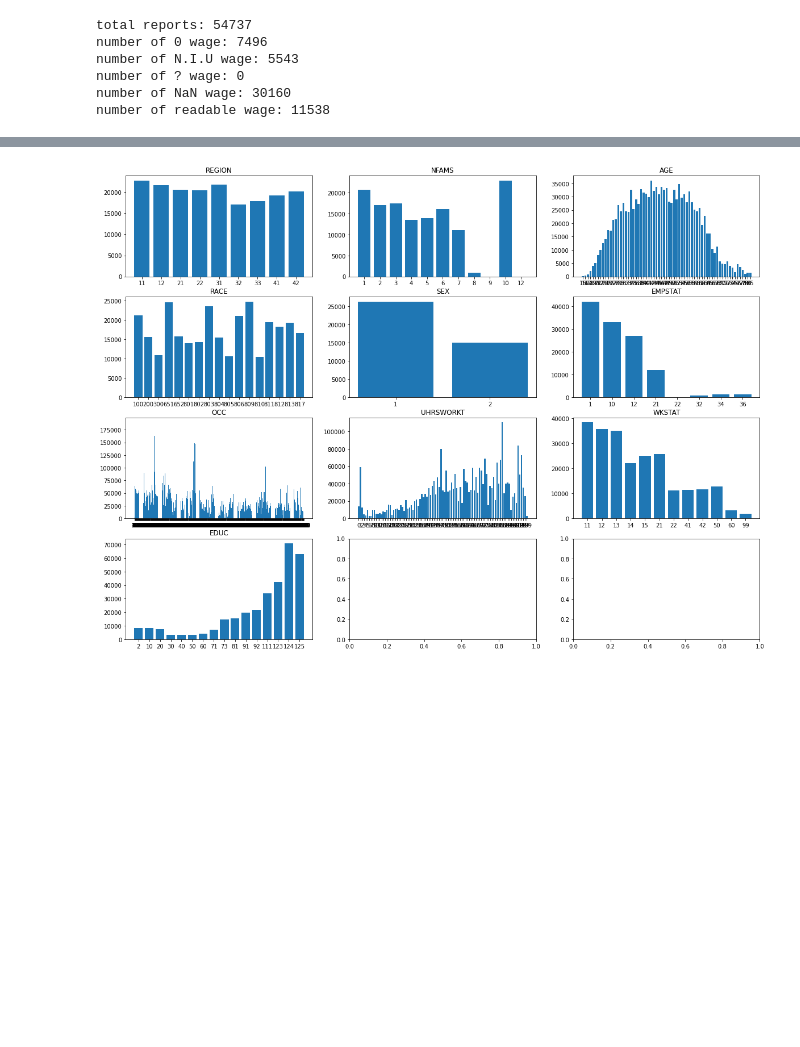
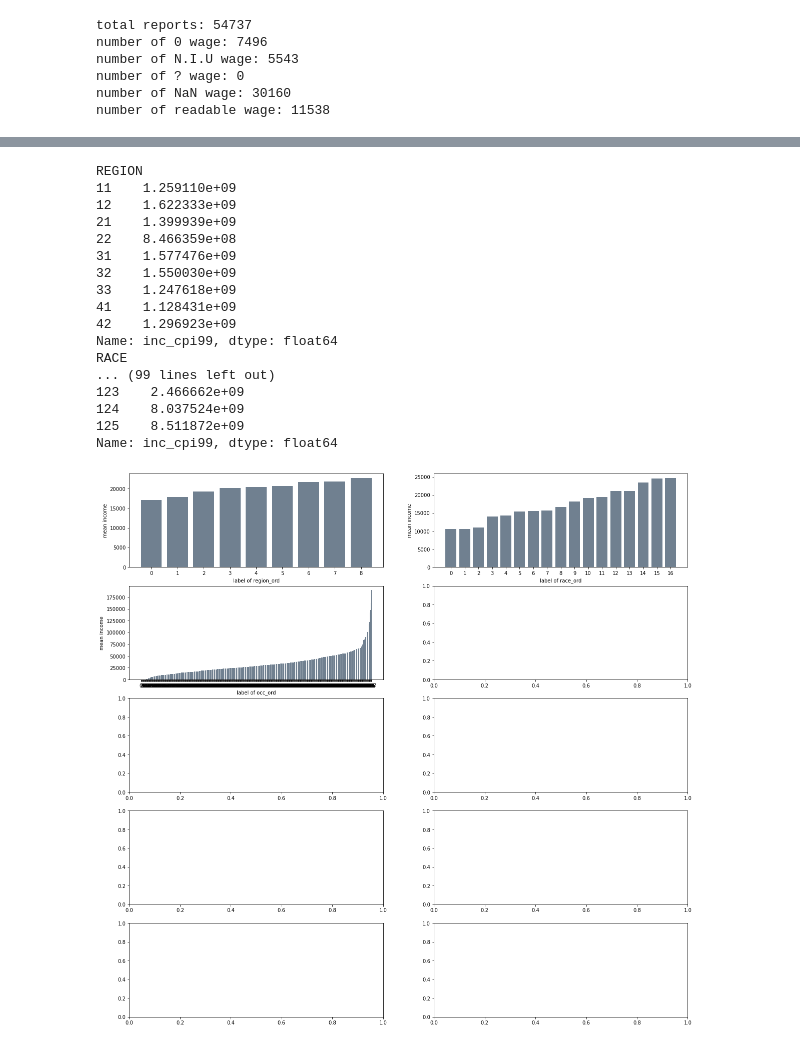
Before and after one commit to weiyueli7/beginners-newbies, a Jupyter notebook: util/vis.ipynb, the cells around one changed output, grey strips where cells are left out. Saved outputs shown, nothing was run; the diff lists cells and outputs as text; code cells hidden in the pictures; blank space fills up the shorter version.

```diff
--- a/util/vis.ipynb
+++ b/util/vis.ipynb
@@ -77,25 +97,39 @@ plt.savefig('incwage_cpi99.png')
 # %%
-def display_categ(df):
-    indices = ['REGION', 'RACE', AGE', 'SEX', 'EMPSTAT', 'OCC', 'UHRSWORKT', 'WKSTAT', 'EDUC']
+def display_sd(df):
+    indices = ['REGION', 'RACE', 'AGE', 'SEX', 'EMPSTAT', 'OCC', 'UHRSWORKT', 'WKSTAT', 'EDUC']
 
-    fig, axs = plt.subplots(4, 3, figsize=(20, 15), constrained_layout=False)
+    # fig, axs = plt.subplots(5, 2, figsize=(20, 20), constrained_layout=False)
 
     for i in range(len(indices)):
-        ax = axs.flat[i]
+        # ax = axs.flat[i]
+        it = indices[i]
+        ser = df.groupby(it).var()['inc_cpi99']
+        print(ser)
+        # ax.bar(list(map(str, ser.index)), ser.values.tolist(), color='slategrey')
 
-        it = indices[i]
-        ser = df.groupby(it).mean()['inc_cpi99']
+        # ax.set_ylabel("mean income")
+        # ax.set_xlabel(f"label of {it}")
 
-        ax.bar(list(map(str, ser.index)), ser.values.tolist())
-        ax.set_title(it)
+    # return fig, axs
+display_sd(filtered)
 
-    return fig, axs
-
-    # df.groupby(it).mean()['inc_cpi99'].plot(kind="bar", legend=True)
-    # plt.figure()
-
-    # for idx in indices:
-    #     display_categ(filtered, idx)
-fig, axs = display_categ(filtered)
+# fig, axs = display_categ(filtered)
+# fig.savefig('factors_vs_inc.png')
 # %% [output]
-[figure, removed]
+REGION
+11    1.259110e+09
+12    1.622333e+09
+21    1.399939e+09
+22    8.466359e+08
+31    1.577476e+09
+32    1.550030e+09
+33    1.247618e+09
+41    1.128431e+09
+42    1.296923e+09
+Name: inc_cpi99, dtype: float64
+RACE
+... (99 lines left out)
+123    2.466662e+09
+124    8.037524e+09
+125    8.511872e+09
+Name: inc_cpi99, dtype: float64
@@ -104,3 +136,25 @@ fig.savefig('factors_vs_inc.png')
+# %%
+ser = filtered.groupby('REGION').mean()['inc_cpi99'].sort_values()
+region_ord = ser.reset_index()['REGION']
+region_ord = {region_ord.loc[i] : i  for i in region_ord.index}
+filtered['region_ord'] = filtered['REGION'].apply(lambda x : region_ord[x])
+
+ser = filtered.groupby('RACE').mean()['inc_cpi99'].sort_values()
+race_ord = ser.reset_index()['RACE']
+race_ord = {race_ord.loc[i] : i  for i in race_ord.index}
+filtered['race_ord'] = filtered['RACE'].apply(lambda x : race_ord[x])
+
+ser = filtered.groupby('OCC').mean()['inc_cpi99'].sort_values()
+occ_ord = ser.reset_index()['OCC']
+occ_ord = {occ_ord.loc[i] : i  for i in occ_ord.index}
+filtered['occ_ord'] = filtered['OCC'].apply(lambda x : occ_ord[x])
+
+# fig, axs = display_categ(
+#     filtered,
+#     ['region_ord', 'race_ord', 'occ_ord'])
+# fig.savefig('factors_vs_inc_ord.png')
+# %% [output]
+[figure, added]
 # %%
 def age_score(df):
     salary_vs_age = df[['AGE', 'inc_cpi99']]
```
Also changed, not shown: parts of 13 cells of this notebook, 8 other files.
